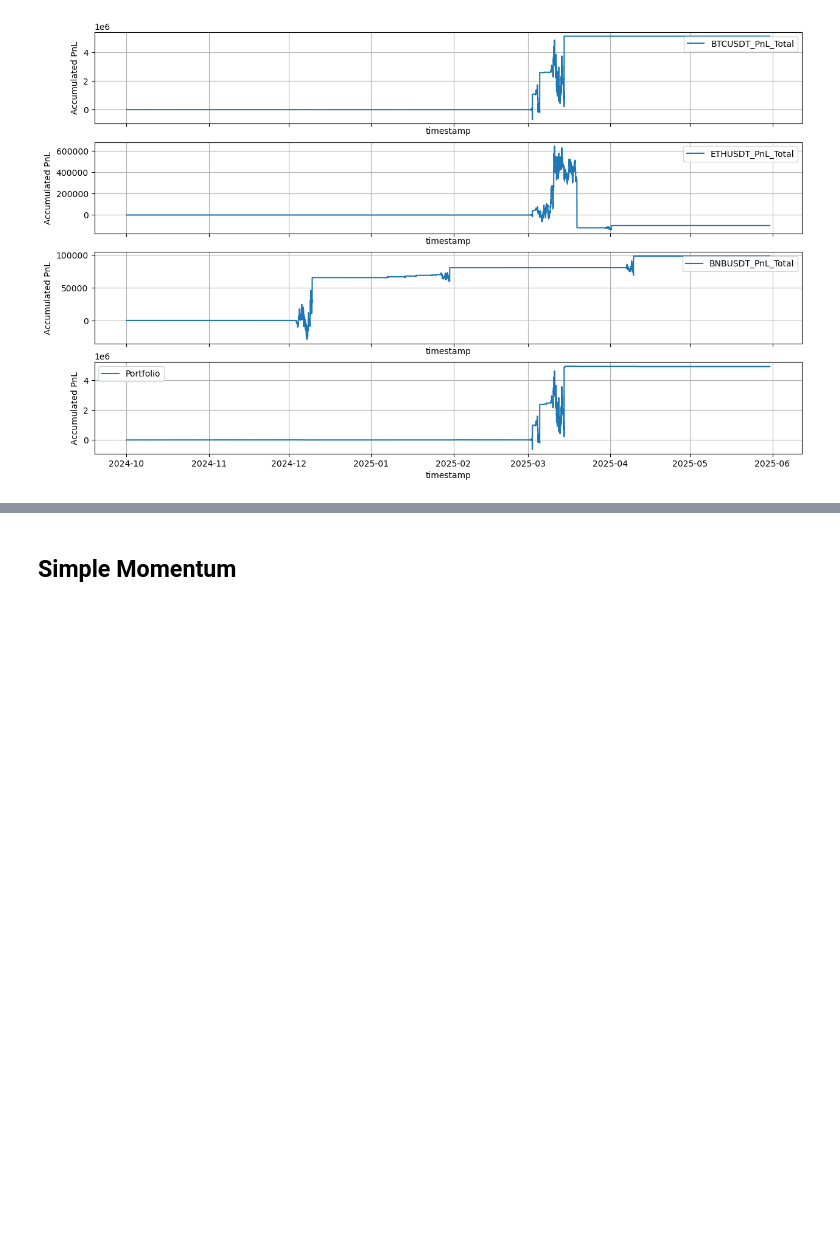
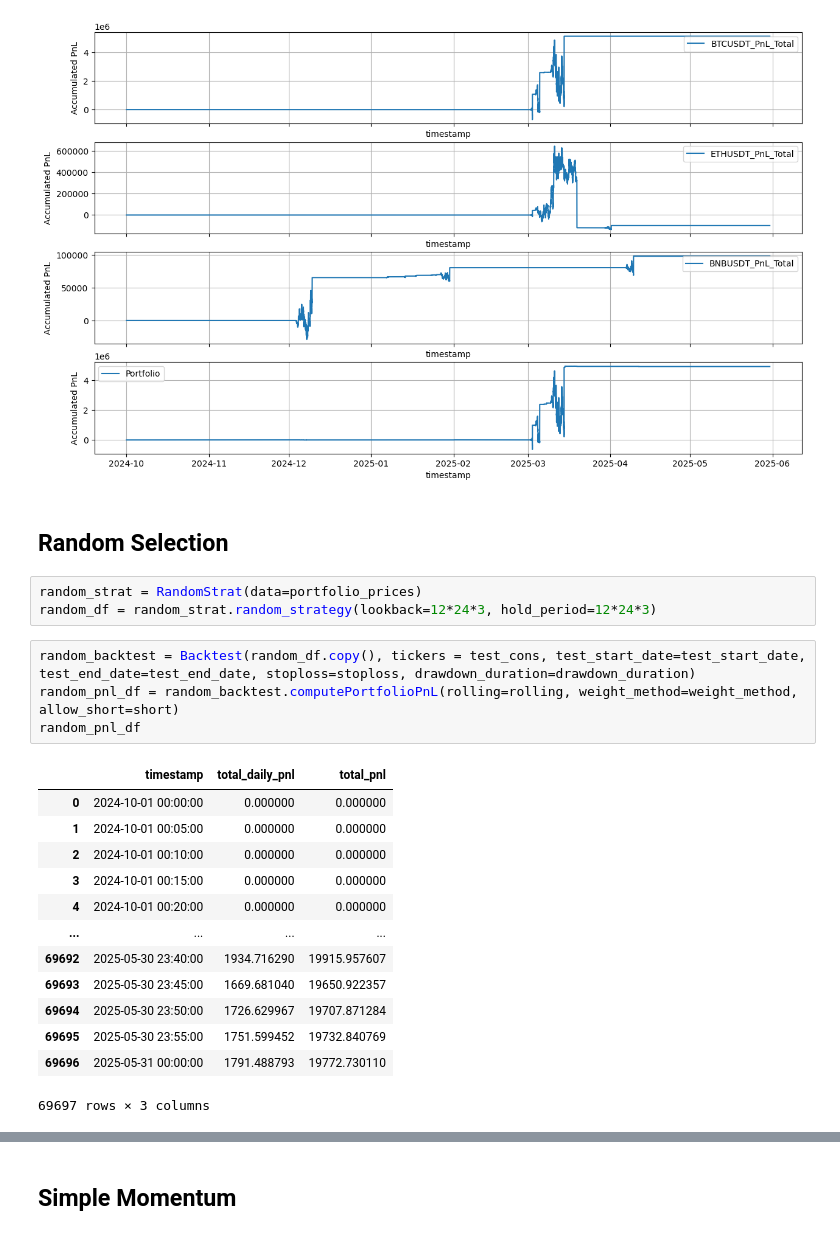
Before and after one commit to saltedpotato/qf635-microstructure-project, a Jupyter notebook: test_strats.ipynb, the cells around one changed output, grey strips where cells are left out. Drawn from its saved outputs; the diff is of its cells as text; blank space fills up the shorter version.

```diff
--- a/test_strats.ipynb
+++ b/test_strats.ipynb
@@ -101,3 +103,26 @@ mr_pnl_df
 mr_backtest.plot_pnl(mr_pnl_df)
 # %% [output]
 [figure]
+# %% [markdown]
+## Random Selection
+# %%
+random_strat = RandomStrat(data=portfolio_prices)
+random_df = random_strat.random_strategy(lookback=12*24*3, hold_period=12*24*3)
+# %%
+random_backtest = Backtest(random_df.copy(), tickers = test_cons, test_start_date=test_start_date, test_end_date=test_end_date, stoploss=stoploss, drawdown_duration=drawdown_duration)
+random_pnl_df = random_backtest.computePortfolioPnL(rolling=rolling, weight_method=weight_method, allow_short=short)
+random_pnl_df
+# %% [output]
+|  | timestamp | total_daily_pnl | total_pnl |
+| 0 | 2024-10-01 00:00:00 | 0.000000 | 0.000000 |
+| 1 | 2024-10-01 00:05:00 | 0.000000 | 0.000000 |
+| 2 | 2024-10-01 00:10:00 | 0.000000 | 0.000000 |
+| 3 | 2024-10-01 00:15:00 | 0.000000 | 0.000000 |
+| 4 | 2024-10-01 00:20:00 | 0.000000 | 0.000000 |
+| ... | ... | ... | ... |
+| 69692 | 2025-05-30 23:40:00 | 1934.716290 | 19915.957607 |
+| 69693 | 2025-05-30 23:45:00 | 1669.681040 | 19650.922357 |
+| 69694 | 2025-05-30 23:50:00 | 1726.629967 | 19707.871284 |
+| 69695 | 2025-05-30 23:55:00 | 1751.599452 | 19732.840769 |
+| 69696 | 2025-05-31 00:00:00 | 1791.488793 | 19772.730110 |
+69697 rows × 3 columns
```
Also changed, not shown: parts of 7 cells of this notebook, 2 other files.
